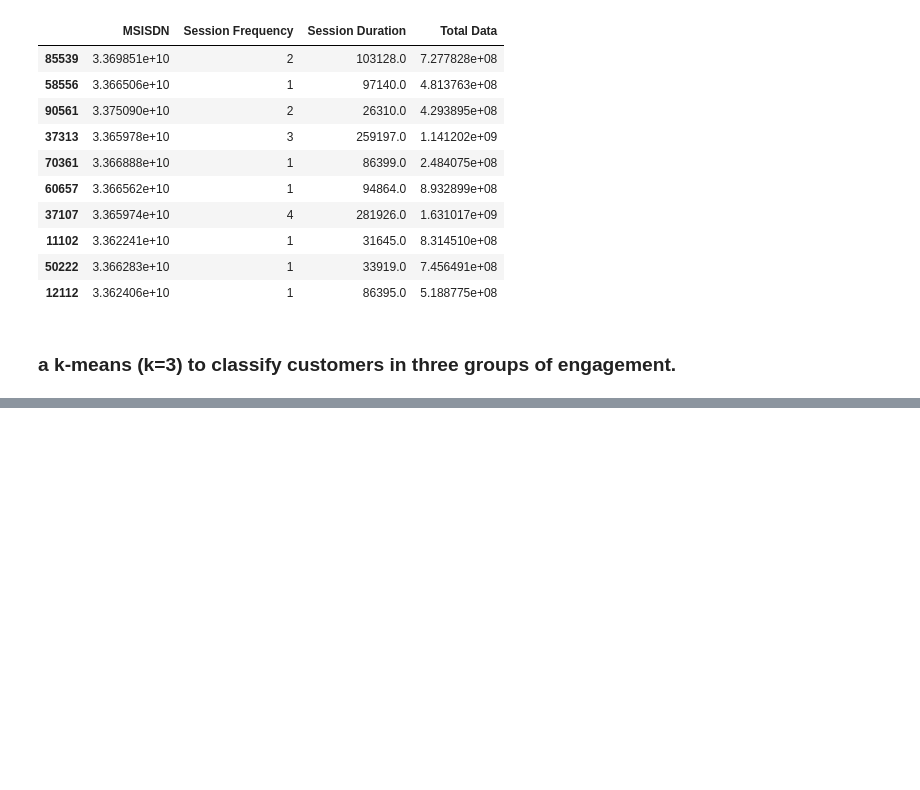
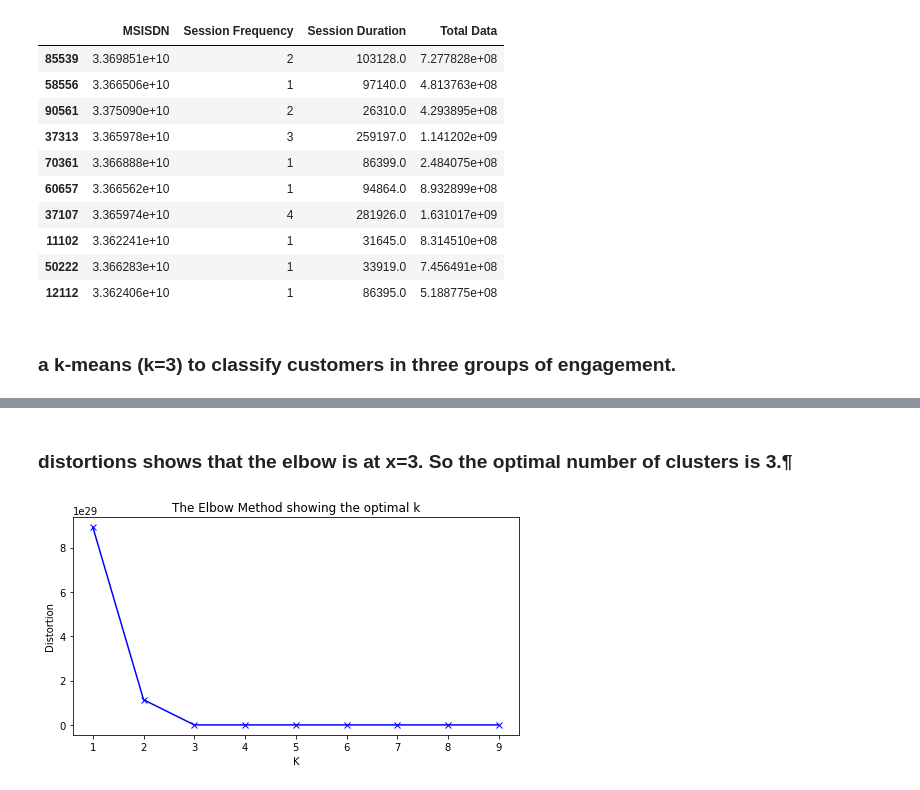
Before and after one commit to abreham-g/Telecom-Data-Analysis, a Jupyter notebook: notebook/User_Engagement.ipynb, the cells around one changed output, grey strips where cells are left out. Cells and saved outputs as stored; diff of their text form; code cells hidden in the pictures; blank space fills up the shorter version.

```diff
--- a/notebook/User_Engagement.ipynb
+++ b/notebook/User_Engagement.ipynb
@@ -115,3 +115,12 @@ userEngagementDF.sample(10)
 | 12112 | 3.362406e+10 | 1 | 86395.0 | 5.188775e+08 |
 # %% [markdown]
 ### a k-means (k=3) to classify customers in three groups of engagement.
+# %%
+x = userEngagementDF[['Session Frequency','Session Duration','Total Data']].values.astype(float)
+min_max_scaler = preprocessing.MinMaxScaler()
+x_scaled = min_max_scaler.fit_transform(x)
+normalized = pd.DataFrame(x_scaled,columns=['Session Frequency','Session Duration','Total Data'])
+# %%
+from sklearn.cluster import KMeans
+KMean_clust= KMeans(n_clusters=3, init='k-means++',max_iter=1000)
+KMean_clust.fit(normalized)
@@ -117,0 +131,4 @@ userEngagementDF.sample(10)
+# %%
+normalized['Cluster']= KMean_clust.labels_
+normalized['MSISDN']= durationPerUser.keys()
+normalized.sample(10)
@@ -117,0 +285,18 @@ userEngagementDF.sample(10)
+# %%
+distortions = []
+K = range(1,10)
+for k in K:
+    kmeanModel = KMeans(n_clusters=k)
+    kmeanModel.fit(normalized)
+    distortions.append(kmeanModel.inertia_)
+# %% [markdown]
+  ### distortions shows that the elbow is at x=3. So the optimal number of clusters is 3.¶
+# %%
+plt.figure(figsize=(8,4))
+plt.plot(K, distortions, 'bx-')
+plt.xlabel('K')
+plt.ylabel('Distortion')
+plt.title('The Elbow Method showing the optimal k')
+plt.show()
+# %% [output]
+[figure, added]
```
Also changed, not shown: parts of 21 cells of this notebook.
